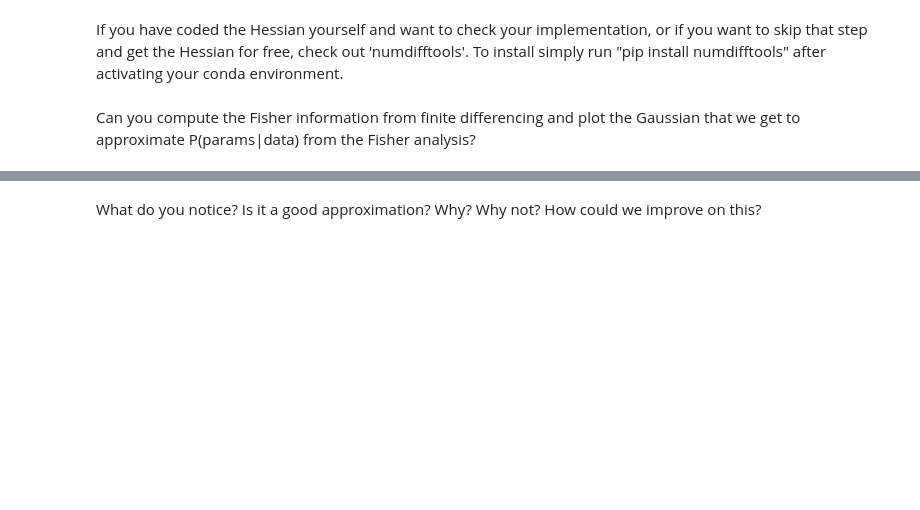
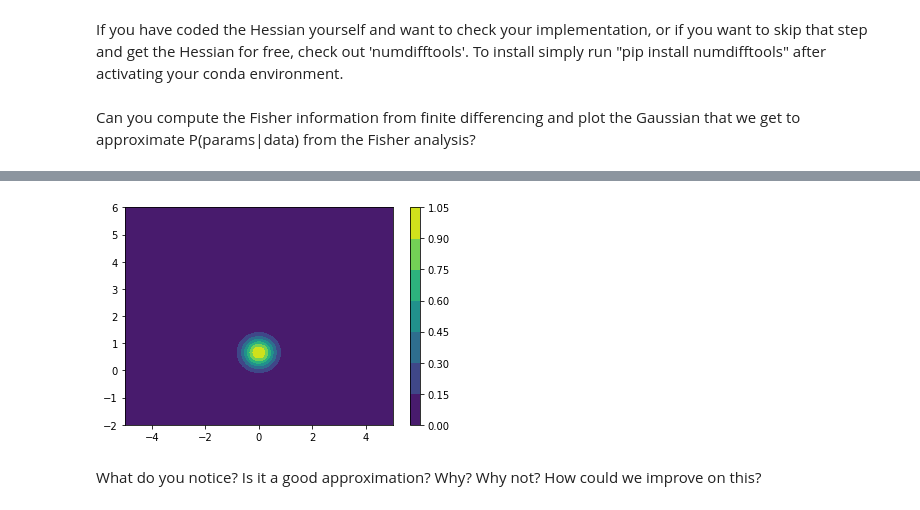
Before and after one commit to twerhane/UndergradStudentProjects, a Jupyter notebook: Jamie_and_Lister/VanessasNotebooks/FisherAnalysisOnToyExample.ipynb, the cells around one changed output, grey strips where cells are left out. Cells and saved outputs as stored; diff of their text form; code cells hidden in the pictures; blank space fills up the shorter version.

```diff
--- a/Jamie_and_Lister/VanessasNotebooks/FisherAnalysisOnToyExample.ipynb
+++ b/Jamie_and_Lister/VanessasNotebooks/FisherAnalysisOnToyExample.ipynb
@@ -133,4 +139,5 @@ data = generate_data(true_params)
 # %%
+p_of_params_log = lambda x: -np.log(partial(data_probability, data=data)(x))
 p_of_params = partial(data_probability, data=data)
 deriv       = partial(finite_diff,func=p_of_params, h=1e-3)
 # %%
@@ -250,7 +257,7 @@ If you have coded the Hessian yourself and want to check your implementation, or
 Can you compute the Fisher information from finite differencing and plot the Gaussian that we get to approximate P(params|data) from the Fisher analysis?
 # %%
 import numdifftools as nd
-F           = nd.Hessian(p_of_params)(best_params)
+F           = nd.Hessian(p_of_params_log)(best_params)
 C           = np.linalg.inv(F)
 print(C, F)
 # %% [output]
@@ -276,8 +283,12 @@ array([0.3171343])
 pp = approx_posterior(np.vstack((a_.flatten(),b_.flatten())).T).reshape(a_.shape)
 # %%
 fig,ax = plt.subplots(1,1)
-ax.contourf(a_,b_,np.log(pp))
+
+cp =ax.contourf(a_,b_,pp)
+fig.colorbar(cp)
 plt.show()
+# %% [output]
+[figure, added]
 # %% [markdown]
 What do you notice? Is it a good approximation? Why? Why not?
 How could we improve on this?
```
Also changed, not shown: parts of 12 cells of this notebook.
